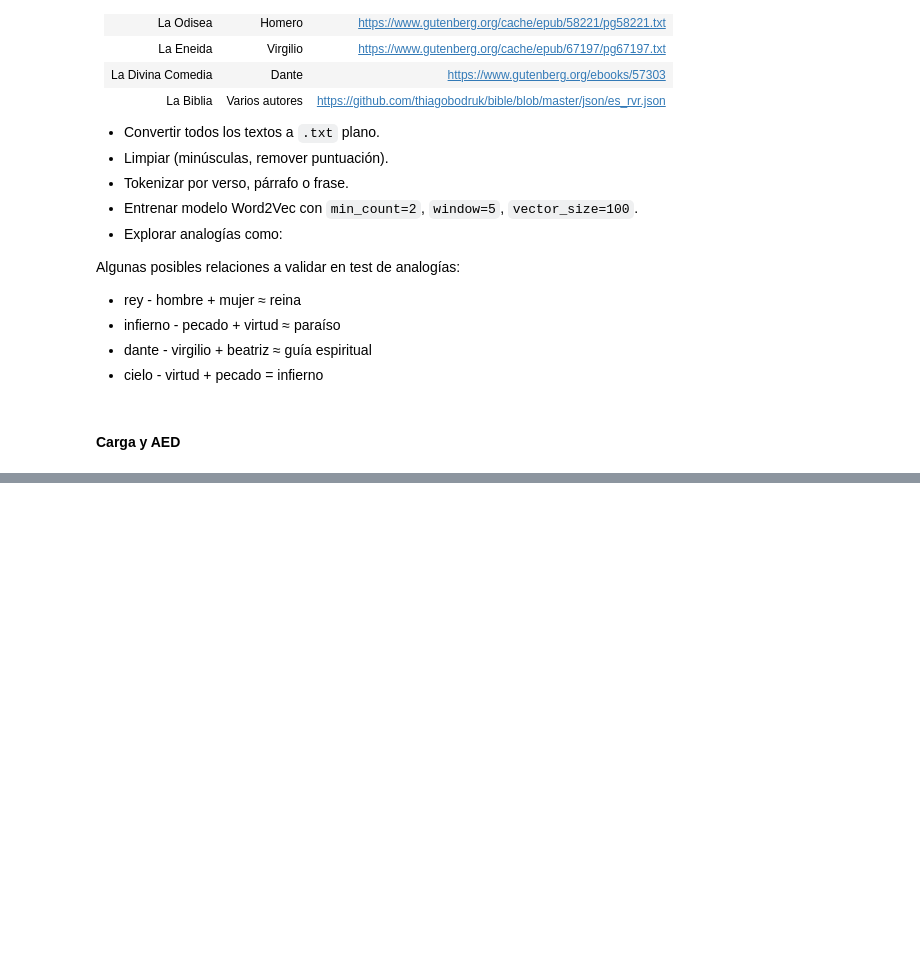
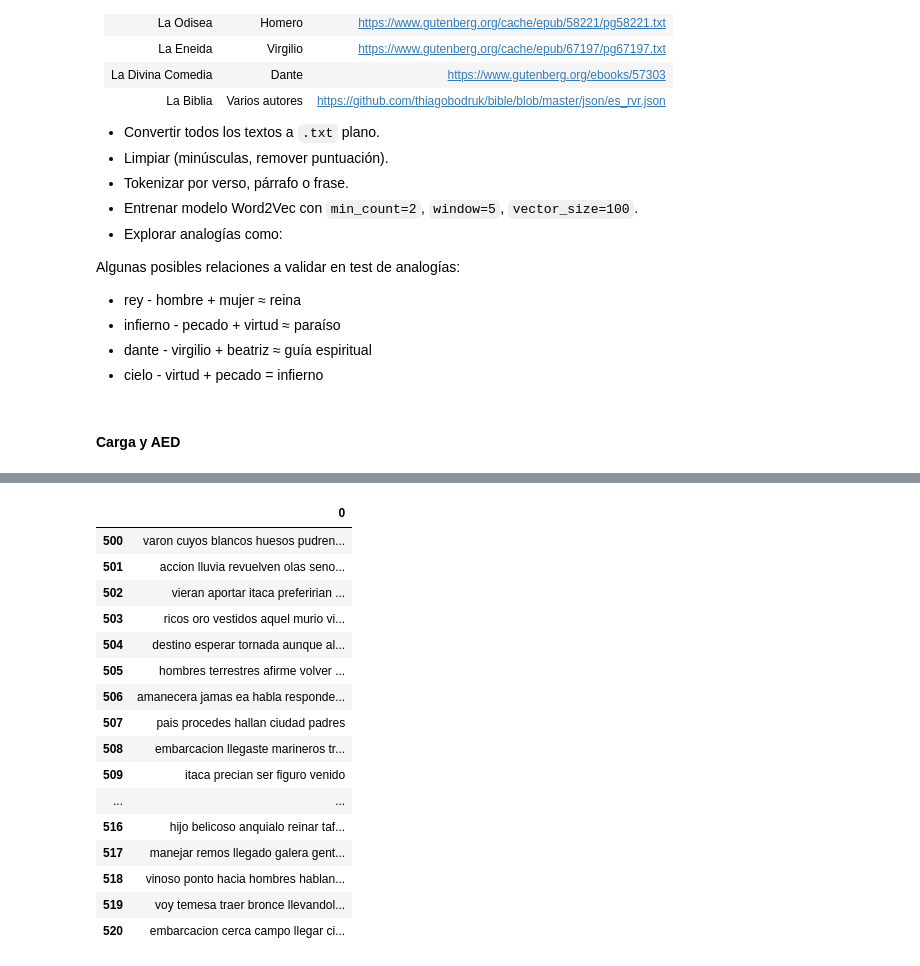
Before and after one commit to joagonzalez/ceia-nlp, a Jupyter notebook: desafios/Desafio_2.ipynb, the cells around one changed output, grey strips where cells are left out. Saved outputs shown, nothing was run; the diff lists cells and outputs as text; code cells hidden in the pictures; blank space fills up the shorter version.

```diff
--- a/desafios/Desafio_2.ipynb
+++ b/desafios/Desafio_2.ipynb
@@ -82,0 +206,84 @@ Algunas posibles relaciones a validar en test de analogías:
+# %%
+def remove_special_characters(text: str) -> str:
+    """
+    Elimina caracteres especiales y acentos de un texto.
+
+    Args:
+        text (str): Texto a limpiar.
+
+    Returns:
+        str: Texto limpio.
+    """
+    reemplazos = {
+        r'[áÁ]': 'a',
+        r'[éÉ]': 'e',
+        r'[íÍ]': 'i',
+        r'[óÓ]': 'o',
+        r'[úÚ]': 'u',
+        r'[ñÑ]': 'n'
+    }
+    for pattern, replace in reemplazos.items():
+        text = re.sub(pattern, replace, text)
+    return text
+
+def clean_corpus(df: pd.DataFrame, text_column: str = "texto") -> pd.DataFrame:
+    stop_words = set(stopwords.words('spanish'))
+    extra_stopwords = {
+        "diciendo", "dijo", "asi", "pues", "mas", "ti", "dicho", "la", "asimismo",
+        "entonce", "aqui", "oh", "este", "hace", "cada", "aun", "cuanto",
+        "hara", "por", "amen", "ello", "fue"
+    }
+
+    # Normalizar también las stopwords (sin tildes)
+    stop_words = {remove_special_characters(w.lower()) for w in stop_words.union(extra_stopwords)}
+
+    def clean_text(text: str) -> str:
+        text = text.lower()
+        text = remove_special_characters(text)
+        text = re.sub(r'[^\w\s]', '', text)     # quitar puntuación
+        text = re.sub(r'\s+', ' ', text)        # quitar múltiples espacios
+        palabras = text.split()
+        palabras_filtradas = [w for w in palabras if w not in stop_words]
+        return ' '.join(palabras_filtradas)
+
+    df[text_column] = df[text_column].apply(clean_text)
+    return df
+
+def word_cloud(df: pd.DataFrame) -> WordCloud:
+    """
+    Genera un wordcloud a partir de un dataframe.
+
+    Args:
+        df (pd.DataFrame): Dataframe que contiene el texto para el wordcloud.
+
+    Returns:
+        WordCloud: Instancia de WordCloud generada a partir del texto.
+    """
+    # Combinar todo el texto del dataframe en una sola cadena
+    text = " ".join(df[0].astype(str).tolist())
+
+    # Crear el wordcloud
+    wordcloud = WordCloud(width=1600, height=800, background_color='white').generate(text)
+
+    return wordcloud
+
+df_clean = clean_corpus(df, text_column=0)
+df_clean.iloc[500:521].head(40)
+# %% [output]
+|  | 0 |
+| 500 | varon cuyos blancos huesos pudren... |
+| 501 | accion lluvia revuelven olas seno... |
+| 502 | vieran aportar itaca preferirian ... |
+| 503 | ricos oro vestidos aquel murio vi... |
+| 504 | destino esperar tornada aunque al... |
+| 505 | hombres terrestres afirme volver ... |
+| 506 | amanecera jamas ea habla responde... |
+| 507 | pais procedes hallan ciudad padres |
+| 508 | embarcacion llegaste marineros tr... |
+| 509 | itaca precian ser figuro venido |
+| ... | ... |
+| 516 | hijo belicoso anquialo reinar taf... |
+| 517 | manejar remos llegado galera gent... |
+| 518 | vinoso ponto hacia hombres hablan... |
+| 519 | voy temesa traer bronce llevandol... |
+| 520 | embarcacion cerca campo llegar ci... |
```
Also changed, not shown: parts of 26 cells of this notebook, 1 other file.
